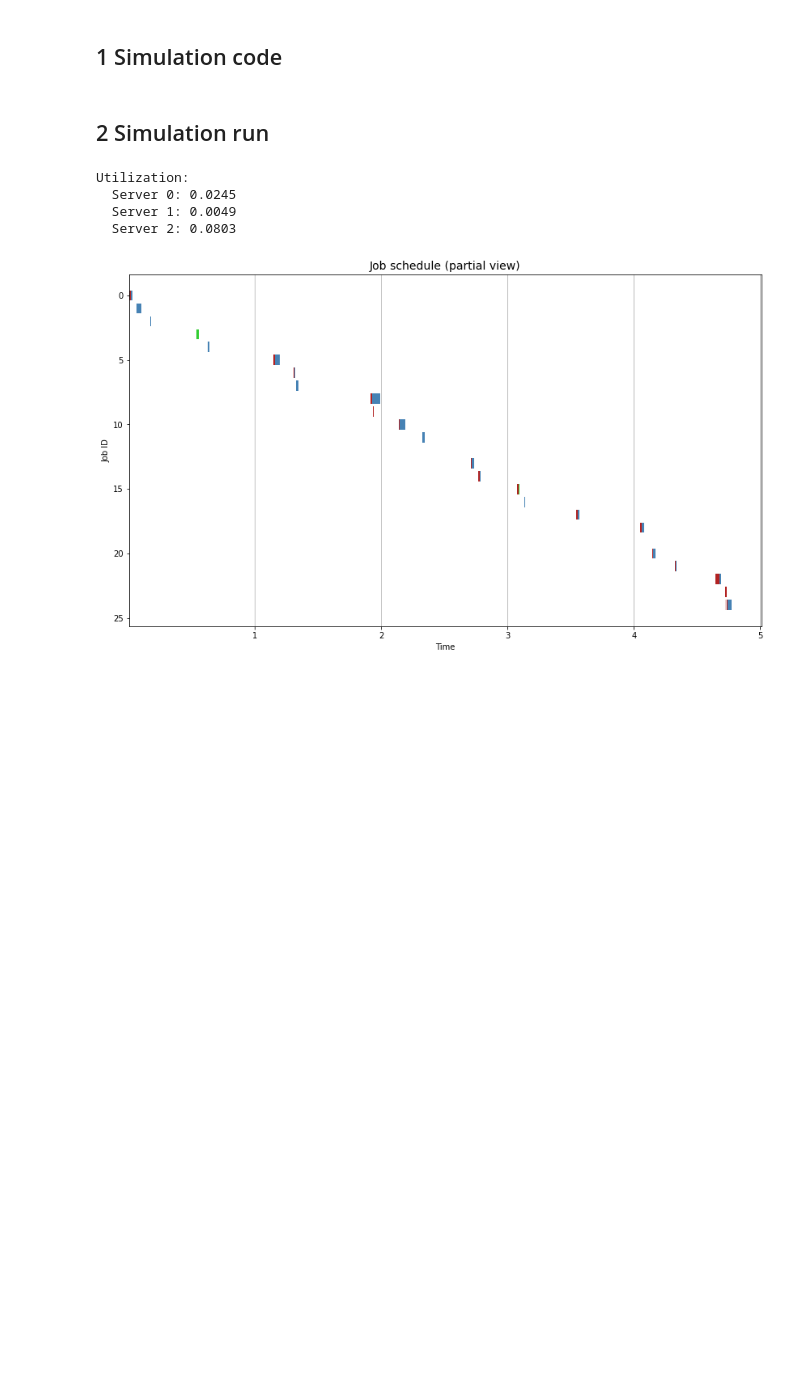
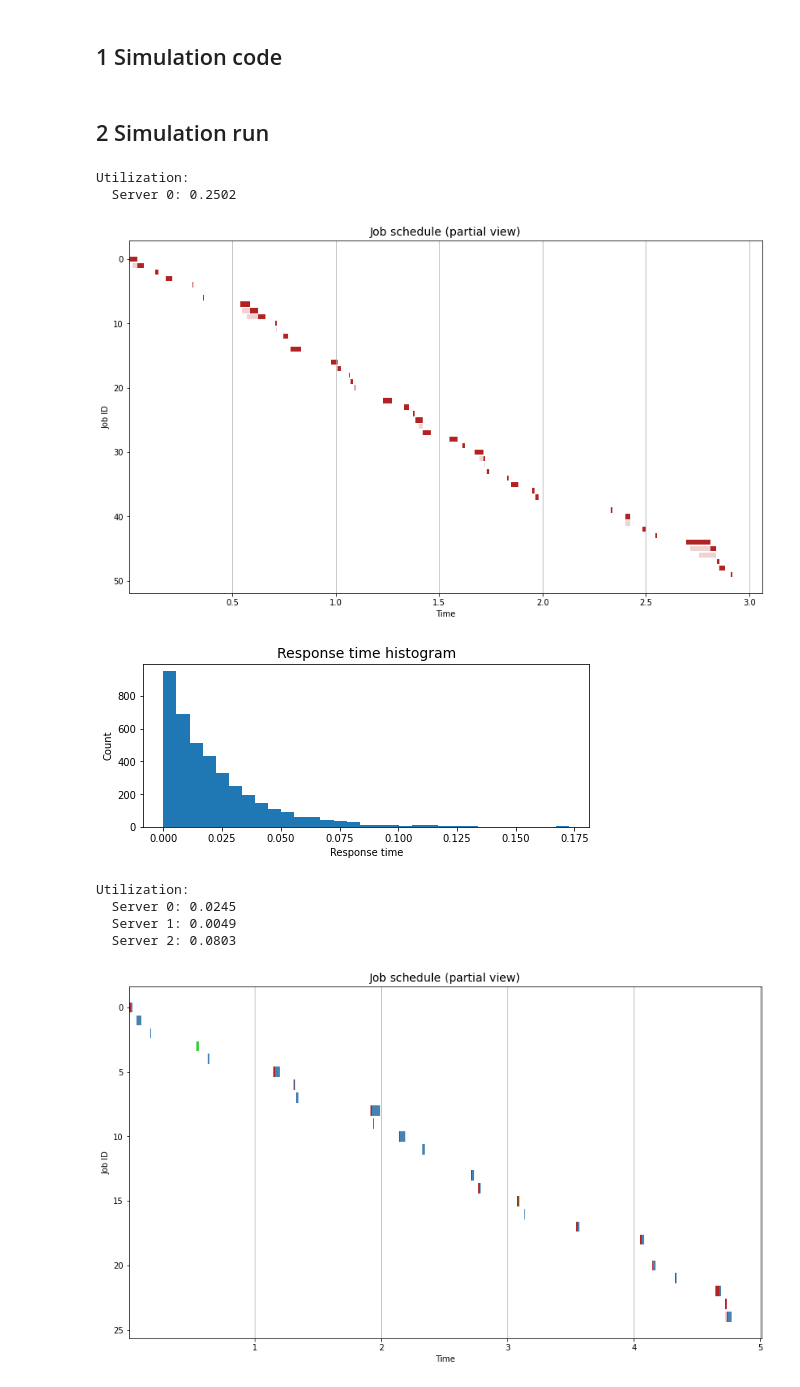
Before and after one commit to williewheeler/stats-demos, a Jupyter notebook: queueing/queueing-network.ipynb, the cells around one changed output. Saved outputs shown, nothing was run; the diff lists cells and outputs as text; code cells hidden in the pictures; blank space fills up the shorter version.

```diff
--- a/queueing/queueing-network.ipynb
+++ b/queueing/queueing-network.ipynb
@@ -34,18 +34,12 @@ class MyHeap:
     def pop(self):
         return heapq.heappop(self._data)[2]
 # %%
-# We maintain per-server arrival queues to know which server gets the job.
-# Note that the arrival queues aren't part of the modeled system at all --
-# they're simply a bookkeeping construct for this simulation.
-#
-# We maintain per-server wait queues to track per-server queue lengths and
-# to know which server gets the job.
 class Server:
     def __init__(self, id, params):
         self.id = id
         self.arrival_rate = params["arrival_rate"]
         self.service_rate = params["service_rate"]
-        self.routing_cdf = np.cumsum(params["routing_pdf"])
+        self.routing_pdf = np.cumsum(params["routing_pdf"])
 
         # This is the timestamp of the next job arrival. It's not a job yet.
         # We assign job ID at arrival time to main proper order in the Gantt chart.
@@ -65,13 +59,19 @@ class Simulation:
         self.params = params
         self.servers = [Server(i, p) for i, p in enumerate(self.params["servers"])]
 
+        # Event log
         self.event_df = pd.DataFrame(columns=["timestamp", "job_id", "server_id", "event_type",]).astype(int)
+
+        # Span log
         self.span_df = pd.DataFrame(columns=["job_id", "span_type", "server", "start", "duration",]).astype(int)
-        self.job_df = pd.DataFrame(columns=["job_id", "arrival", "departure"]).astype(int)
+
+        # One row per job
+        self.job_df = pd.DataFrame(columns=["job_id", "arrival", "departure",]).astype(int)
 
         self.clock = 0.0
         self.next_job_id = 0
 
+        # Initialize server arrivals
         for server in self.servers:
             self._generate_arrival(server)
 
@@ -84,6 +84,8 @@ class Simulation:
     # Performs a single simulation run.
     # Call this only once. The result of calling it more than once is undefined.
     def run(self, num_jobs):
+
+        # Fill up the jobs frame
         while self.job_df.shape[0] < num_jobs:
             self._update_clock()
             self._process_arrivals()
@@ -125,6 +127,7 @@ class Simulation:
                 self._log_event(job["job_id"], server.id, "arrival")
                 self.job_df = self.job_df.append(job, ignore_index=True)
 
+    # Move waiting jobs into servers that don't have current jobs.
     # Wait queue -> server
     def _process_starts(self):
         for server in self.servers:
@@ -134,7 +137,11 @@ class Simulation:
                 job["start"] = self.clock
                 job["departure"] = self.clock + self.rng.exponential(scale=1.0/server.service_rate)
                 server.current_job = job
+
+                # Log a start event
                 self._log_event(job["job_id"], server.id, "start")
+
+                # Done waiting, so log the wait span
                 self._log_span(job["job_id"], server.id, "wait", job["arrival"], job["start"])
 
     # Server -> (downstream wait queue or external)
@@ -150,14 +157,18 @@ class Simulation:
                     self._log_event(job["job_id"], server.id, "arrival")
                 else:
                     self.job_df.loc[self.job_df["job_id"] == job["job_id"], "departure"] = job["departure"]
+
+                # Log a departure event
                 self._log_event(job["job_id"], server.id, "departure")
+
+                # Departed, so log the service span
                 self._log_span(job["job_id"], server.id, "service", job["start"], job["departure"])
 
     def _find_next_server(self, src_server):
         x = self.rng.uniform()
         for i in range(len(self.servers)):
             dest_server = self.servers[i]
-            if x < src_server.routing_cdf[i]:
+            if x < src_server.routing_pdf[i]:
                 return dest_server
         return None
 
@@ -254,6 +265,17 @@ class SimulationPlots:
         plt.show()
 # %% [markdown]
 ## 2 Simulation run
+# %%
+Simulation({
+    "servers": [
+        { "arrival_rate": 16.0, "service_rate": 64.0, "routing_pdf": [0.0, 1.0], },
+    ],
+}, 142).run(4000)
+# %% [output]
+Utilization:
+  Server 0: 0.2502
+[figure, added]
+[figure, added]
 # %%
 Simulation({
     "servers": [
```
Also changed, not shown: 2 other files.
